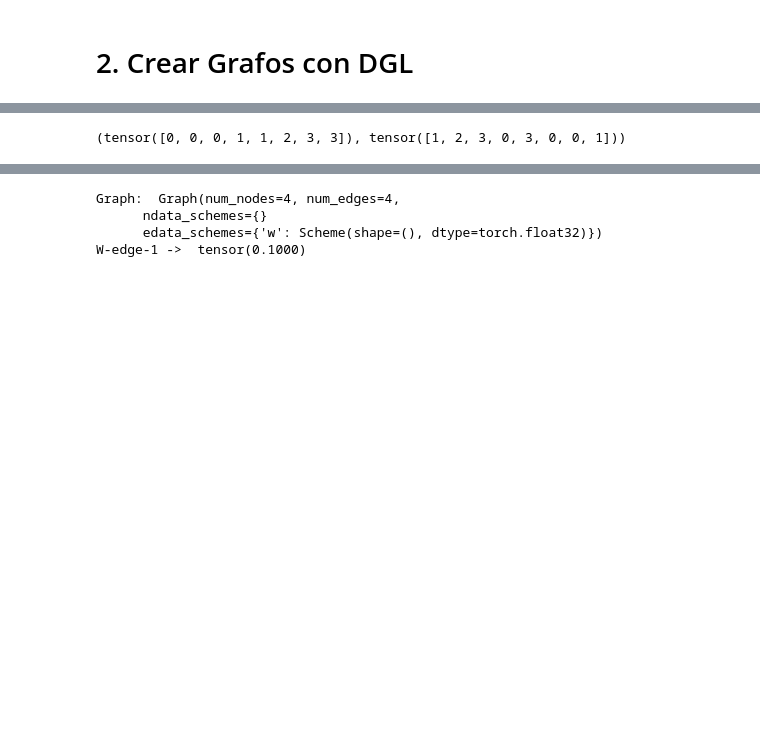
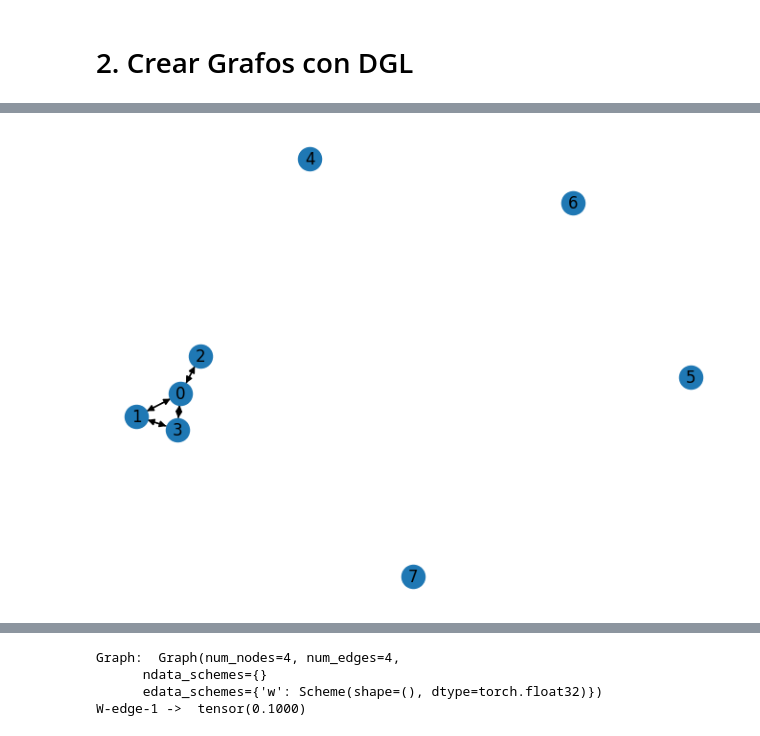
Before and after one commit to cfabianbarretop/argumentation-dataset, a Jupyter notebook: graph/basic_dgl.ipynb, the cells around one changed output, grey strips where cells are left out. Saved outputs shown, nothing was run; the diff lists cells and outputs as text; code cells hidden in the pictures; blank space fills up the shorter version.

```diff
--- a/basic_dgl.ipynb
+++ b/graph/basic_dgl.ipynb
@@ -318,10 +324,13 @@ Edges and Nodes:  (tensor([0, 0, 0, 1]), tensor([1, 2, 3, 3]), tensor([0, 1, 2,
 # %%
 #Grafos Bidireccionales
 
 bg = dgl.to_bidirected(g)
 bg.edges()
+nx_bg = bg.to_networkx()
+nx.draw(nx_bg, with_labels=True)
+plt.show()
 # %% [output]
-(tensor([0, 0, 0, 1, 1, 2, 3, 3]), tensor([1, 2, 3, 0, 3, 0, 0, 1]))
+[figure, added]
 # %%
 # Node and Edge Features
 g = dgl.graph(([0, 0, 1, 5], [1, 2, 2, 0])) # 6 nodes, 4 edges
```
Also changed, not shown: parts of 2 cells of this notebook, 7 other files.
